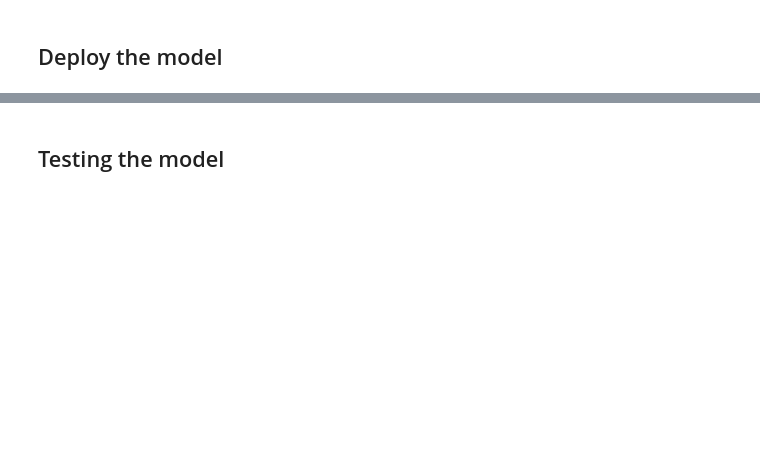
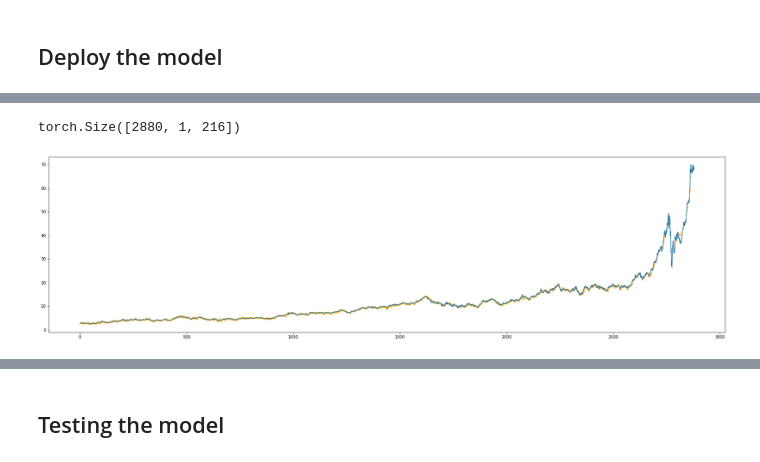
Before and after one commit to brunokiyoshi/Nanodegree-MLE-capstone-project, a Jupyter notebook: Capstone project.ipynb, the cells around one changed output, grey strips where cells are left out. Saved outputs shown, nothing was run; the diff lists cells and outputs as text; code cells hidden in the pictures; blank space fills up the shorter version.

```diff
--- a/Capstone project.ipynb
+++ b/Capstone project.ipynb
@@ -248,0 +447,11 @@ Parameter image will be renamed to image_uri in SageMaker Python SDK v2.
+# %%
+train_data = pd.read_csv(os.path.join(train_data_dir, "train.csv"), header=None, names=None)
+
+train_y = train_data[[0]].values
+train_y = torch.from_numpy(train_y).float()
+
+train_X = train_data.drop([0], axis=1).values
+train_X = torch.from_numpy(train_X).float().unsqueeze(1)
+print(train_X.size())
+# %% [output]
+torch.Size([2880, 1, 216])
@@ -248,0 +462,10 @@ Parameter image will be renamed to image_uri in SageMaker Python SDK v2.
+# %%
+predictions_train_ = y_scaler.inverse_transform(predictions_train)
+train_y_ = y_scaler.inverse_transform(train_y)
+# %%
+plt.figure(figsize=(30,8))
+plt.plot(train_y_)
+plt.scatter(range(len(predictions_train_)), predictions_train_, s=10, c='orange', marker='.')
+plt.show()
+# %% [output]
+[figure, added]
```
Also changed, not shown: parts of 97 cells of this notebook, 4 other files.
